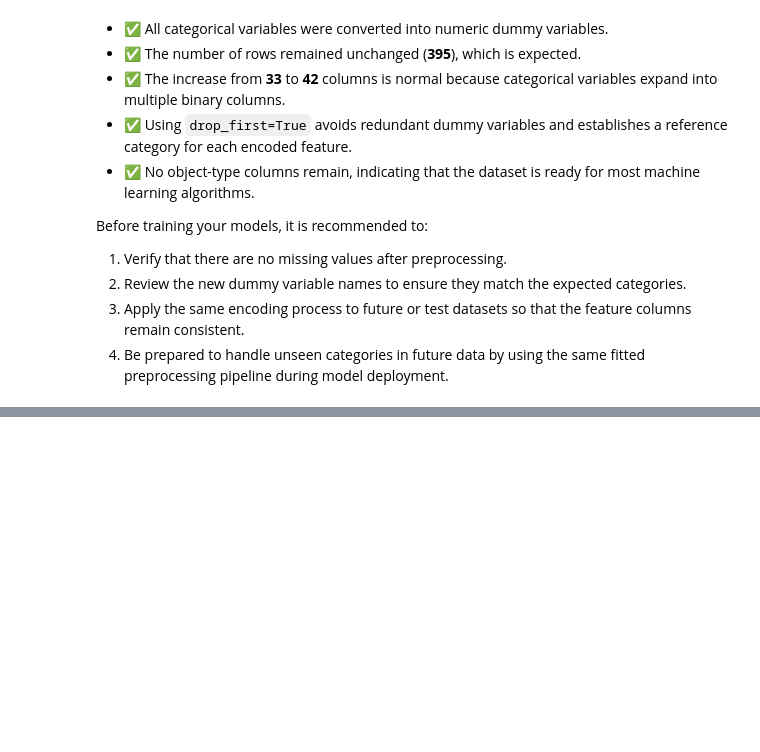
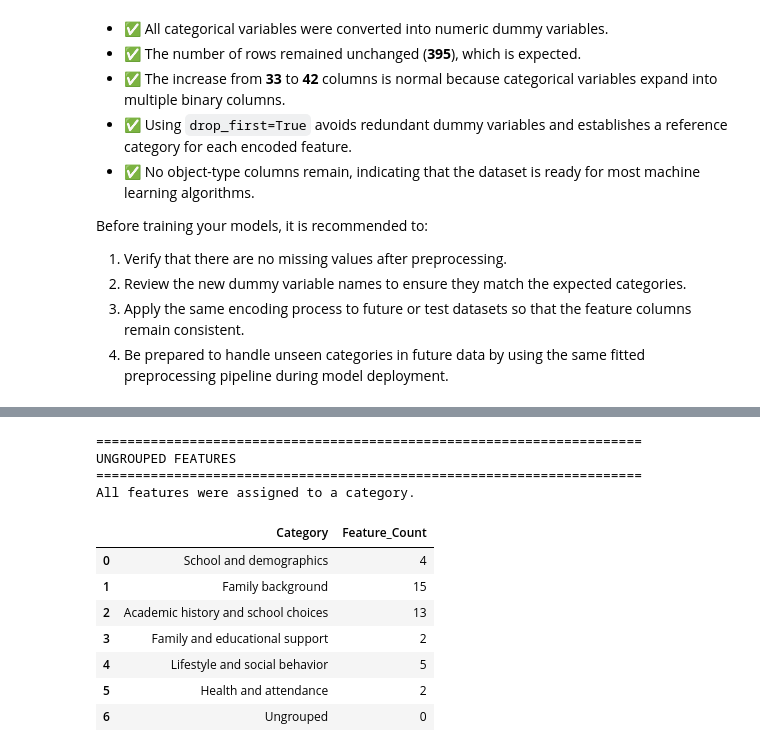
Before and after one commit to NDracorex/student-performance-ml, a Jupyter notebook: notebooks/04_feature_engineering.ipynb, the cells around one changed output, grey strips where cells are left out. Saved outputs shown, nothing was run; the diff lists cells and outputs as text; code cells hidden in the pictures; blank space fills up the shorter version.

```diff
--- a/notebooks/04_feature_engineering.ipynb
+++ b/notebooks/04_feature_engineering.ipynb
@@ -908,0 +1329,14 @@ Before training your models, it is recommended to:
+# %%
+for category, features in grouped_features.items():
+    print("\n" + "=" * 70)
+    print(category.upper())
+    print("=" * 70)
+    print("Feature count:", len(features))
+    if features:
+        for feature_number, feature_name in enumerate(
+            features,
+            start=1
+        ):
+            print(f"{feature_number}. {feature_name}")
+    else:
+        print("No features were assigned to this category.")
@@ -908,0 +1361,41 @@ Before training your models, it is recommended to:
+# %%
+print("\n" + "=" * 70)
+print("UNGROUPED FEATURES")
+print("=" * 70)
+if ungrouped_features:
+    for feature_number, feature_name in enumerate(
+        ungrouped_features,
+        start=1
+    ):
+        print(f"{feature_number}. {feature_name}")
+else:
+    print("All features were assigned to a category.")
+# %% [output]
+======================================================================
+UNGROUPED FEATURES
+======================================================================
+All features were assigned to a category.
+# %%
+import pandas as pd
+category_summary = pd.DataFrame({
+    "Category": list(grouped_features.keys()),
+    "Feature_Count": [
+        len(features)
+        for features in grouped_features.values()
+    ]
+})
+
+category_summary.loc[len(category_summary)] = {
+    "Category": "Ungrouped",
+    "Feature_Count": len(ungrouped_features)
+}
+display(category_summary)
+# %% [output]
+|  | Category | Feature_Count |
+| 0 | School and demographics | 4 |
+| 1 | Family background | 15 |
+| 2 | Academic history and school choices | 13 |
+| 3 | Family and educational support | 2 |
+| 4 | Lifestyle and social behavior | 5 |
+| 5 | Health and attendance | 2 |
+| 6 | Ungrouped | 0 |
```
Also changed, not shown: parts of 34 cells of this notebook, 2 other files.
